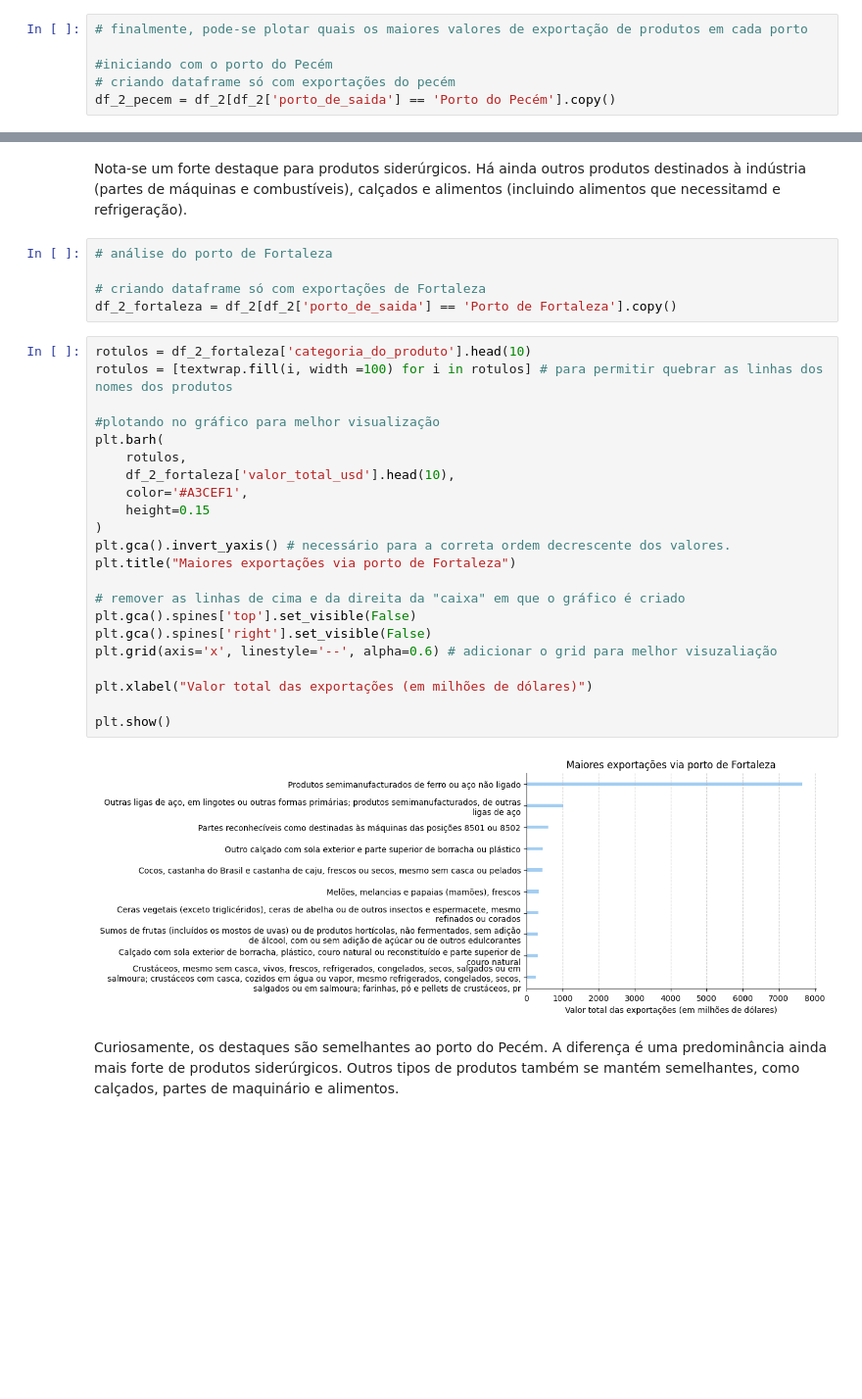
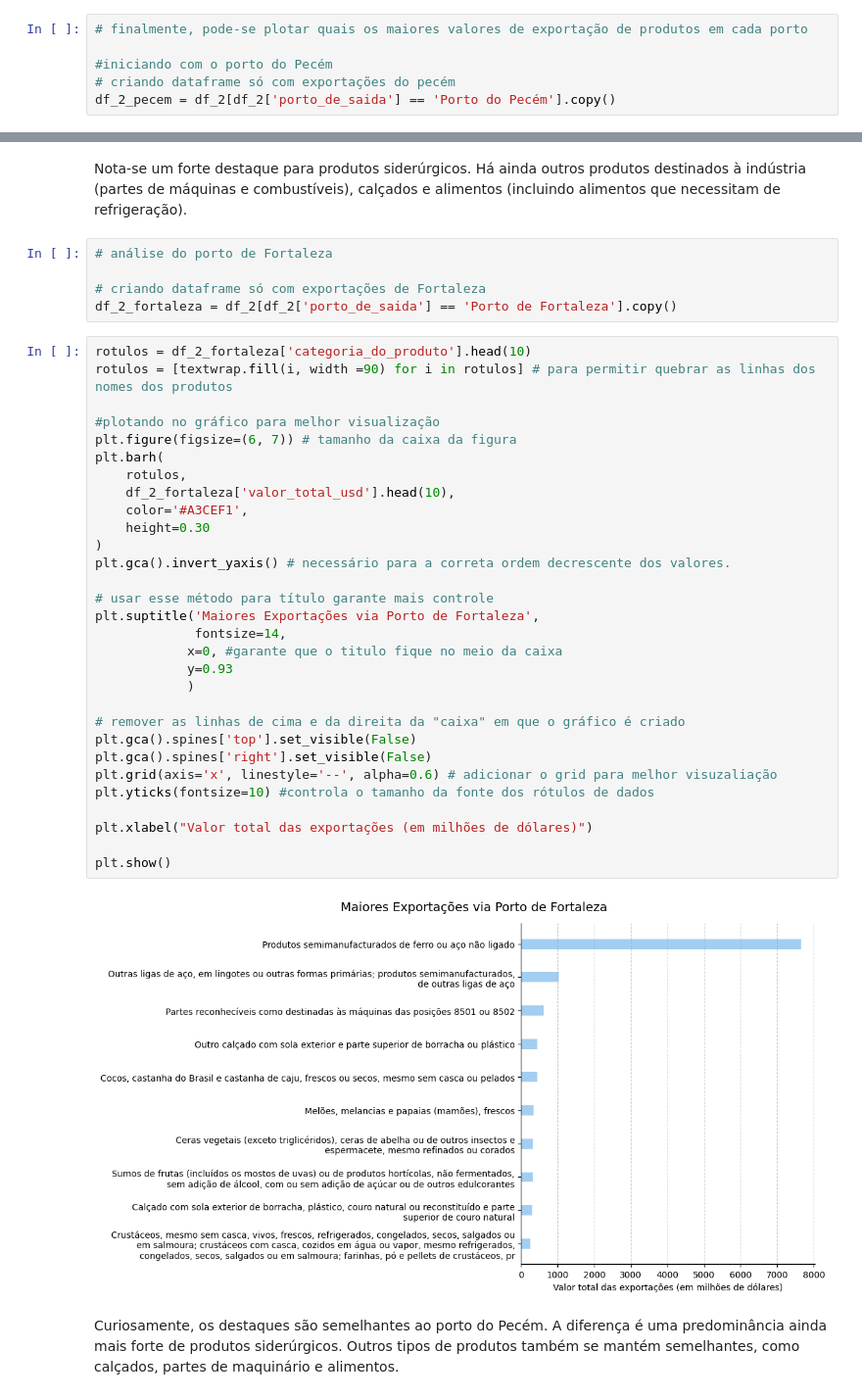
Before and after one commit to mviniciusc/importacoes-exportacoes-ceara, a Jupyter notebook: analise-comex-ceara.ipynb, the cells around one changed output, grey strips where cells are left out. Shown at 98% size. Cells and saved outputs as stored; diff of their text form; blank space fills up the shorter version.

```diff
--- a/analise-comex-ceara.ipynb
+++ b/analise-comex-ceara.ipynb
@@ -312,5 +317,5 @@ plt.show()
 # %% [markdown]
-Nota-se um forte destaque para produtos siderúrgicos. Há ainda outros produtos destinados à indústria (partes de máquinas e combustíveis), calçados e alimentos (incluindo alimentos que necessitamd e refrigeração).
+Nota-se um forte destaque para produtos siderúrgicos. Há ainda outros produtos destinados à indústria (partes de máquinas e combustíveis), calçados e alimentos (incluindo alimentos que necessitam de refrigeração).
 # %%
 # análise do porto de Fortaleza
 
@@ -318,28 +323,36 @@ Nota-se um forte destaque para produtos siderúrgicos. Há ainda outros produtos
 df_2_fortaleza = df_2[df_2['porto_de_saida'] == 'Porto de Fortaleza'].copy()
 # %%
 rotulos = df_2_fortaleza['categoria_do_produto'].head(10)
-rotulos = [textwrap.fill(i, width =100) for i in rotulos] # para permitir quebrar as linhas dos nomes dos produtos
+rotulos = [textwrap.fill(i, width =90) for i in rotulos] # para permitir quebrar as linhas dos nomes dos produtos
 
 #plotando no gráfico para melhor visualização
+plt.figure(figsize=(6, 7)) # tamanho da caixa da figura
 plt.barh(
     rotulos,
     df_2_fortaleza['valor_total_usd'].head(10),
     color='#A3CEF1',
-    height=0.15
+    height=0.30
 )
 plt.gca().invert_yaxis() # necessário para a correta ordem decrescente dos valores.
-plt.title("Maiores exportações via porto de Fortaleza")
+
+# usar esse método para título garante mais controle
+plt.suptitle('Maiores Exportações via Porto de Fortaleza',
+             fontsize=14,
+            x=0, #garante que o titulo fique no meio da caixa
+            y=0.93
+            )
 
 # remover as linhas de cima e da direita da "caixa" em que o gráfico é criado
 plt.gca().spines['top'].set_visible(False)
 plt.gca().spines['right'].set_visible(False)
 plt.grid(axis='x', linestyle='--', alpha=0.6) # adicionar o grid para melhor visuzaliação
+plt.yticks(fontsize=10) #controla o tamanho da fonte dos rótulos de dados
 
 plt.xlabel("Valor total das exportações (em milhões de dólares)")
 
 plt.show()
 # %% [output]
-[figure, old version]
+[figure, new version]
 # %% [markdown]
 Curiosamente, os destaques são semelhantes ao porto do Pecém. A diferença é uma predominância ainda mais forte de produtos siderúrgicos. Outros tipos de produtos também se mantém semelhantes, como calçados, partes de maquinário e alimentos.
 # %% [markdown]
```
Also changed, not shown: parts of 4 cells of this notebook, 1 other file.
